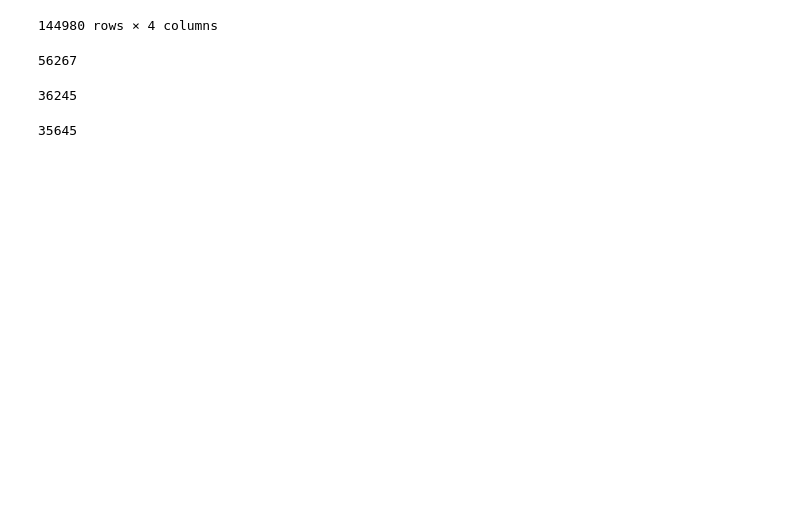
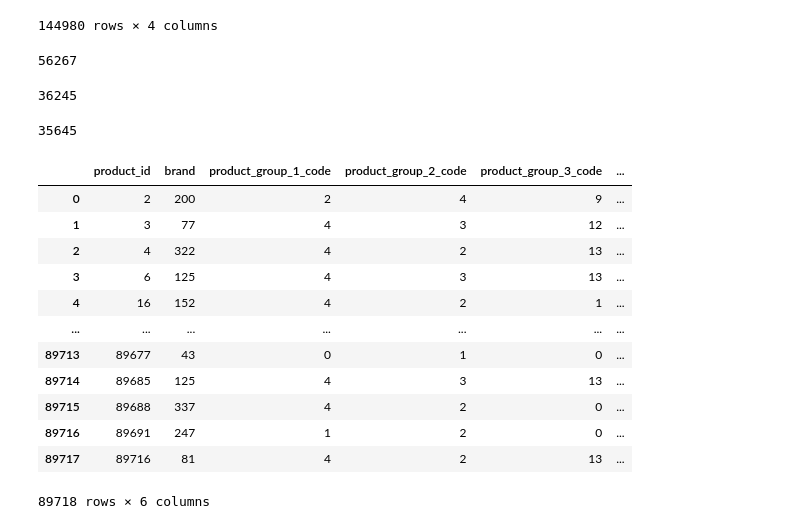
Before and after one commit to UmutToygarGoz/Algorun_24_Beyza_Toygar_TBD, a Jupyter notebook: Toygar_v.1.ipynb, the cells around one changed output. Saved outputs shown, nothing was run; the diff lists cells and outputs as text; code cells hidden in the pictures; blank space fills up the shorter version.

```diff
--- a/Toygar_v.1.ipynb
+++ b/Toygar_v.1.ipynb
@@ -77,3 +84,19 @@ len(unique_product_ids_test)
 len(common_ids)
 # %% [output]
 35645
+# %%
+products_df
+# %% [output]
+|  | product_id | brand | product_group_1_code | product_group_2_code | product_group_3_code | ... |
+| 0 | 2 | 200 | 2 | 4 | 9 | ... |
+| 1 | 3 | 77 | 4 | 3 | 12 | ... |
+| 2 | 4 | 322 | 4 | 2 | 13 | ... |
+| 3 | 6 | 125 | 4 | 3 | 13 | ... |
+| 4 | 16 | 152 | 4 | 2 | 1 | ... |
+| ... | ... | ... | ... | ... | ... | ... |
+| 89713 | 89677 | 43 | 0 | 1 | 0 | ... |
+| 89714 | 89685 | 125 | 4 | 3 | 13 | ... |
+| 89715 | 89688 | 337 | 4 | 2 | 0 | ... |
+| 89716 | 89691 | 247 | 1 | 2 | 0 | ... |
+| 89717 | 89716 | 81 | 4 | 2 | 13 | ... |
+89718 rows × 6 columns
```
Also changed, not shown: parts of 29 cells of this notebook, 1 other file.
